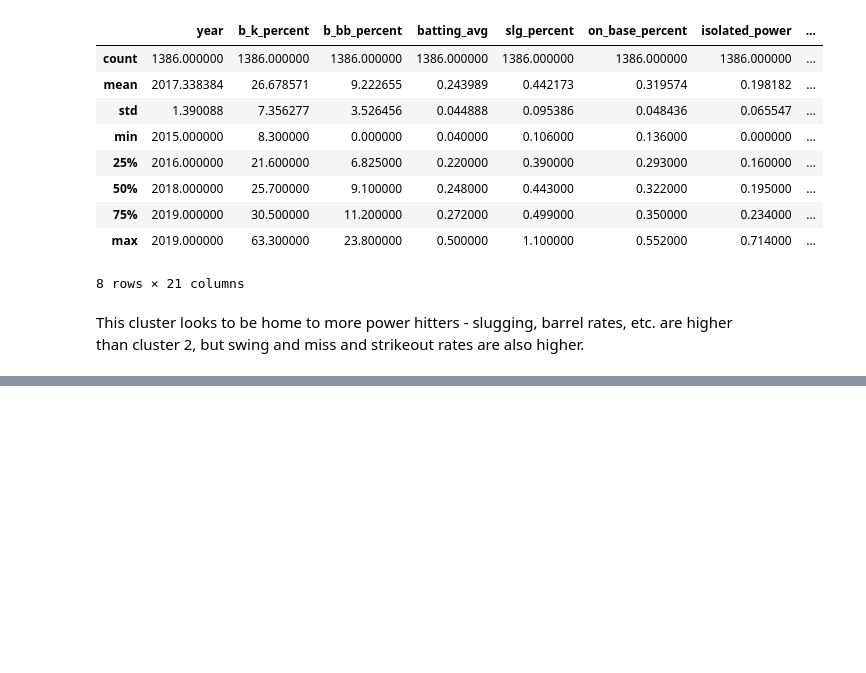
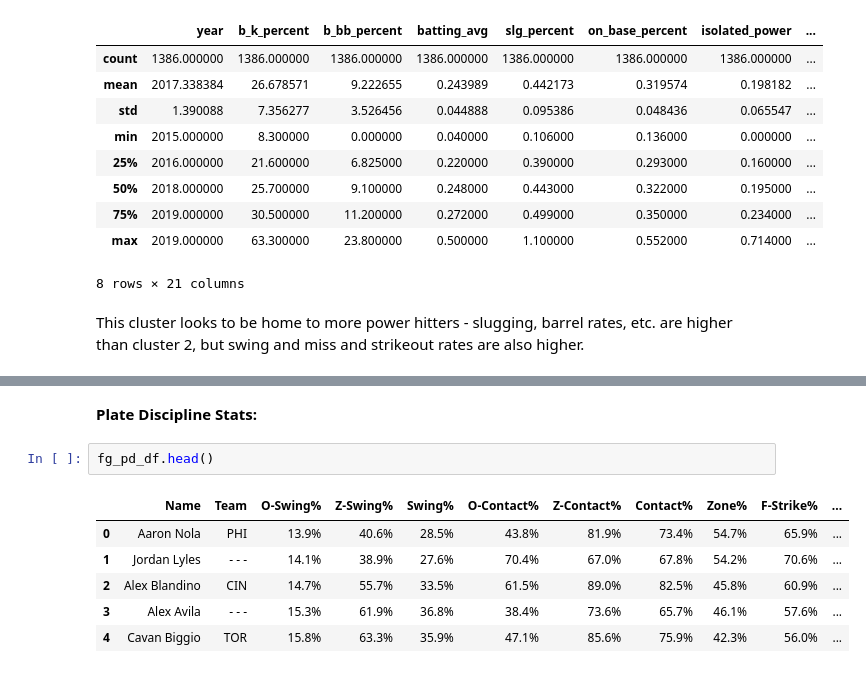
Before and after one commit to pbovard63/Predicting_MLB_Pitches, a Jupyter notebook: Clustering/Batter_Clustering.ipynb, the cells around one changed output, grey strips where cells are left out. Cells and saved outputs as stored; diff of their text form; blank space fills up the shorter version.

```diff
--- a/Clustering/Batter_Clustering.ipynb
+++ b/Clustering/Batter_Clustering.ipynb
@@ -243,0 +305,11 @@ This cluster looks to be home to more power hitters - slugging, barrel rates, et
+# %% [markdown]
+**Plate Discipline Stats:**
+# %%
+fg_pd_df.head()
+# %% [output]
+|  | Name | Team | O-Swing% | Z-Swing% | Swing% | O-Contact% | Z-Contact% | Contact% | Zone% | F-Strike% | ... |
+| 0 | Aaron Nola | PHI | 13.9% | 40.6% | 28.5% | 43.8% | 81.9% | 73.4% | 54.7% | 65.9% | ... |
+| 1 | Jordan Lyles | - - - | 14.1% | 38.9% | 27.6% | 70.4% | 67.0% | 67.8% | 54.2% | 70.6% | ... |
+| 2 | Alex Blandino | CIN | 14.7% | 55.7% | 33.5% | 61.5% | 89.0% | 82.5% | 45.8% | 60.9% | ... |
+| 3 | Alex Avila | - - - | 15.3% | 61.9% | 36.8% | 38.4% | 73.6% | 65.7% | 46.1% | 57.6% | ... |
+| 4 | Cavan Biggio | TOR | 15.8% | 63.3% | 35.9% | 47.1% | 85.6% | 75.9% | 42.3% | 56.0% | ... |
```
Also changed, not shown: parts of 16 cells of this notebook.
